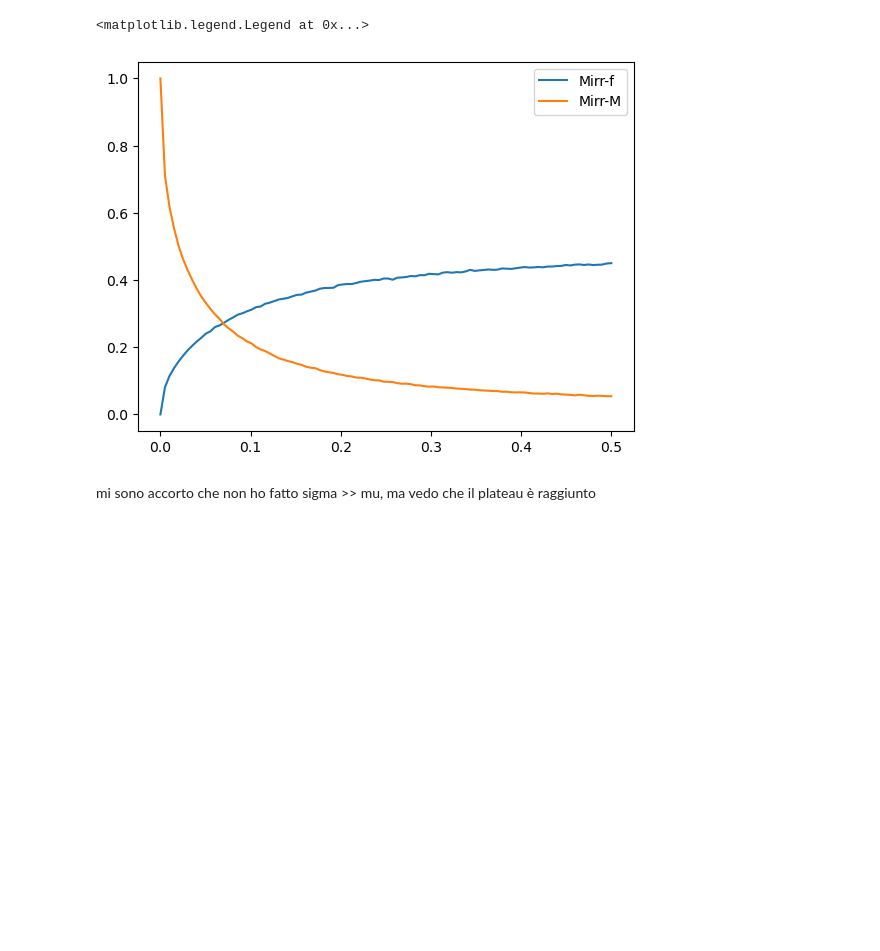
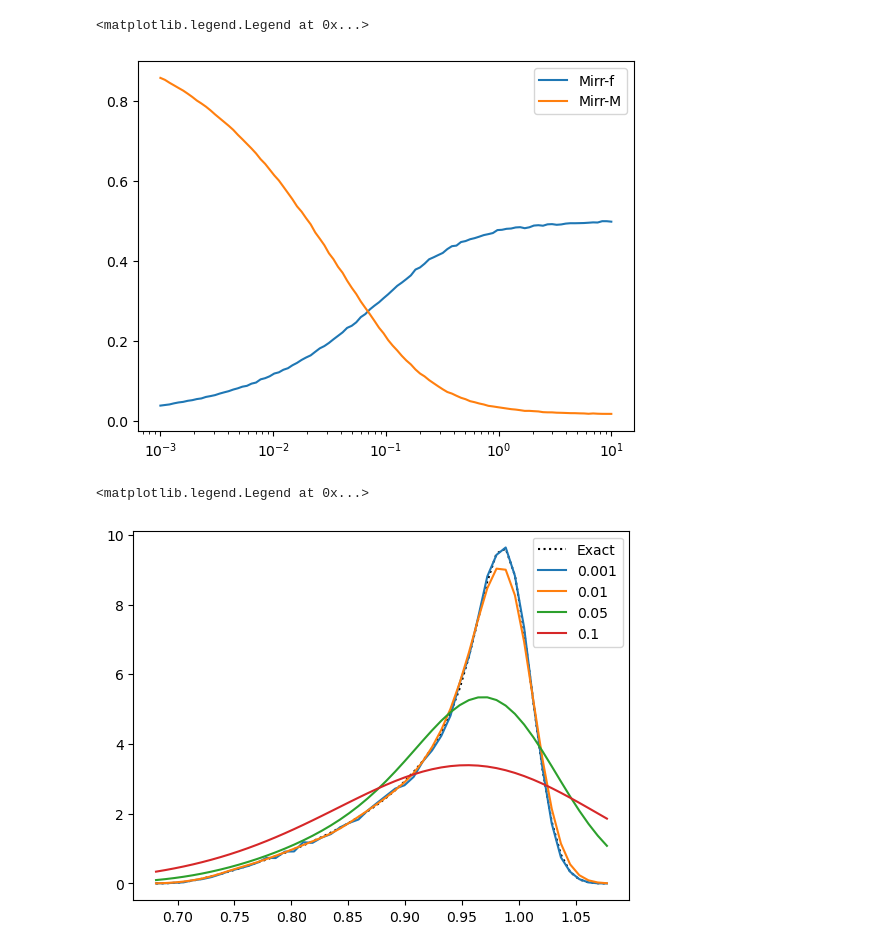
Before and after one commit to Diego-Albano/astrostatistics_bicocca_2025, a Jupyter notebook: working/W7.ipynb, the cells around one changed output. Drawn from its saved outputs; the diff is of its cells as text; code cells hidden in the pictures; blank space fills up the shorter version.

```diff
--- a/working/W7.ipynb
+++ b/working/W7.ipynb
@@ -96,7 +107,6 @@ plt.legend()
 # %%
 #check what happens if you use ks_2samp
 
-sigmas = np.linspace(0, 0.5, 100)
 ks_Mirr_f = []
 ks_Mirr_M = []
 
@@ -113,9 +123,28 @@ ks_Mirr_M = np.array(ks_Mirr_M)
 
 plt.plot(sigmas, ks_Mirr_f[:,0], label="Mirr-f")
 plt.plot(sigmas, ks_Mirr_M[:,0], label="Mirr-M")
+plt.xscale("log")
 plt.legend()
 # %% [output]
 <matplotlib.legend.Legend at 0x...>
-[figure, old version]
+[figure, new version]
-# %% [markdown]
-mi sono accorto che non ho fatto sigma >> mu, ma vedo che il plateau è raggiunto
+# %%
+def integrand(f,x):
+    return ((2/np.pi)**0.5 / std ) * np.exp(-(x/f -1)**2 /(2*std**2)) * (2*f**2-1)/(1 - f**2)**0.5 / f
+
+Mirr = [scipy.integrate.quad(lambda f: integrand(f,xt), 1/2**0.5,1)[0] for xt in x]
+# %%
+plt.plot(x, Mirr, label='Exact', c='black', ls='dotted')
+
+#redefine M_irr because I updated it while computing the ks test for different sigmas
+M = np.random.normal(mean, std, 100000)
+M_irr = M*np.sqrt((1+np.sqrt(1-chi**2))/2)
+
+for i in [0.001, 0.01, 0.05, 0.1]:
+    KDE = kde_sklearn(M_irr, bandwidth=i, kernel="gaussian")
+    plt.plot(x, KDE, label=i)
+
+plt.legend()
+# %% [output]
+<matplotlib.legend.Legend at 0x...>
+[figure, added]
```
Also changed, not shown: parts of 9 cells of this notebook, 6 other files.
